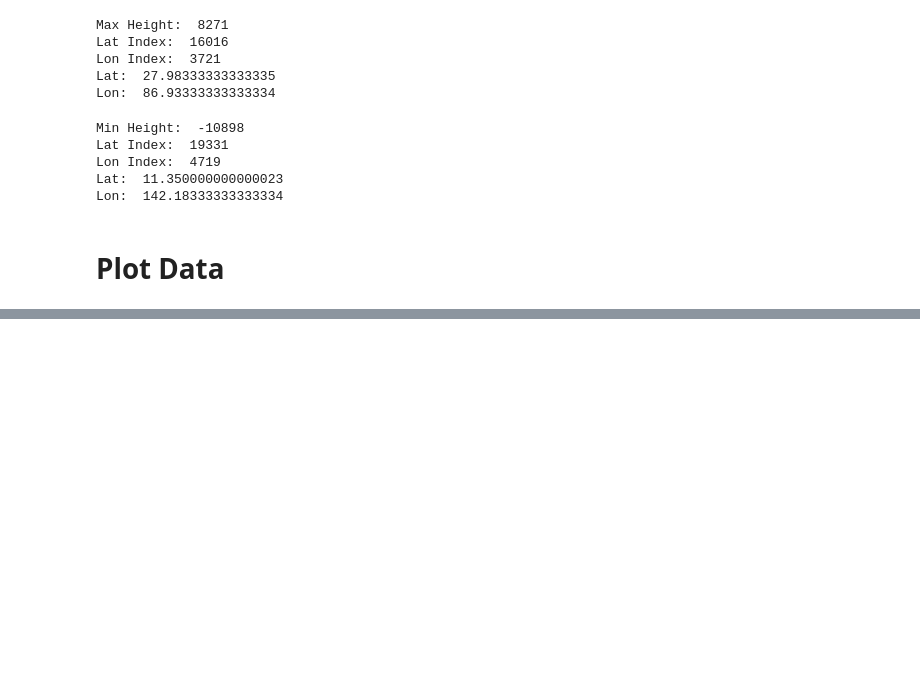
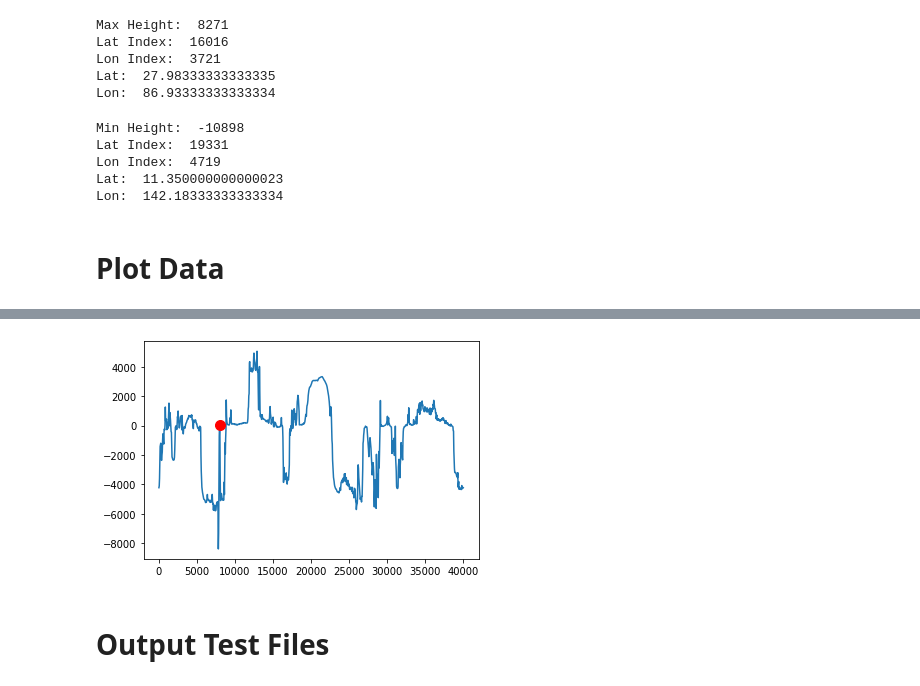
Before and after one commit to narroviz/data-around-the-world, a Jupyter notebook: elevation_exploration.ipynb, the cells around one changed output, grey strips where cells are left out. Cells and saved outputs as stored; diff of their text form; code cells hidden in the pictures; blank space fills up the shorter version.

```diff
--- a/elevation_exploration.ipynb
+++ b/elevation_exploration.ipynb
@@ -107,0 +142,18 @@ plot_elevation_path(lat, lon, raster, raster_height)
+# %%
+inew = round(i * 1000 / len(l))
+xnew = np.linspace(min(d), max(d), num=1000)
+f = interp1d(d, h)
+ynew = f(xnew)
+plt.plot(xnew,ynew)
+plt.plot(
+    [xnew[inew]],
+    [ynew[inew]],
+    marker='o',
+    markersize=10,
+    color="red"
+)
+plt.show()
+# %% [output]
+[figure, added]
+# %% [markdown]
+# Output Test Files
```
Also changed, not shown: parts of 8 cells of this notebook, 1 other file.
